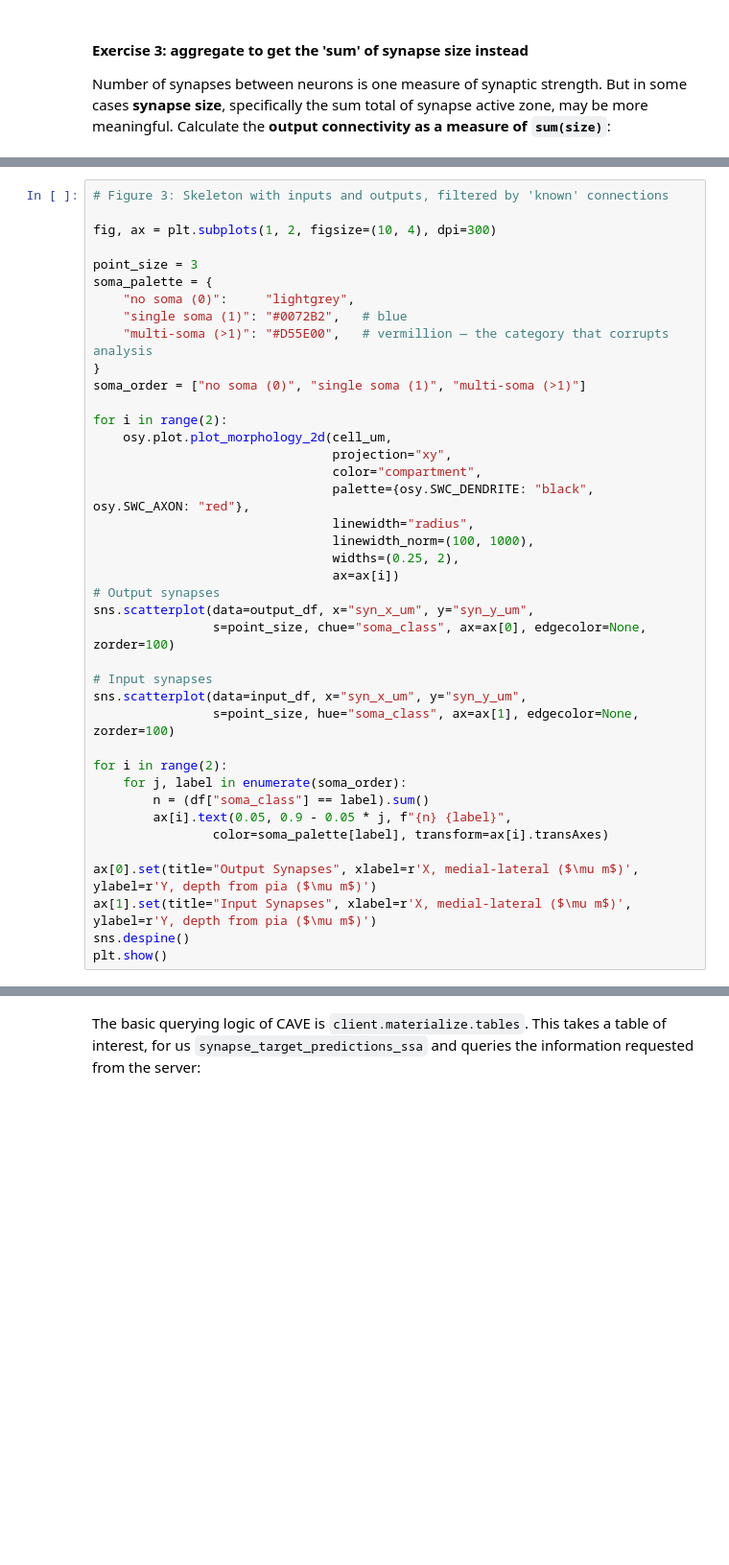
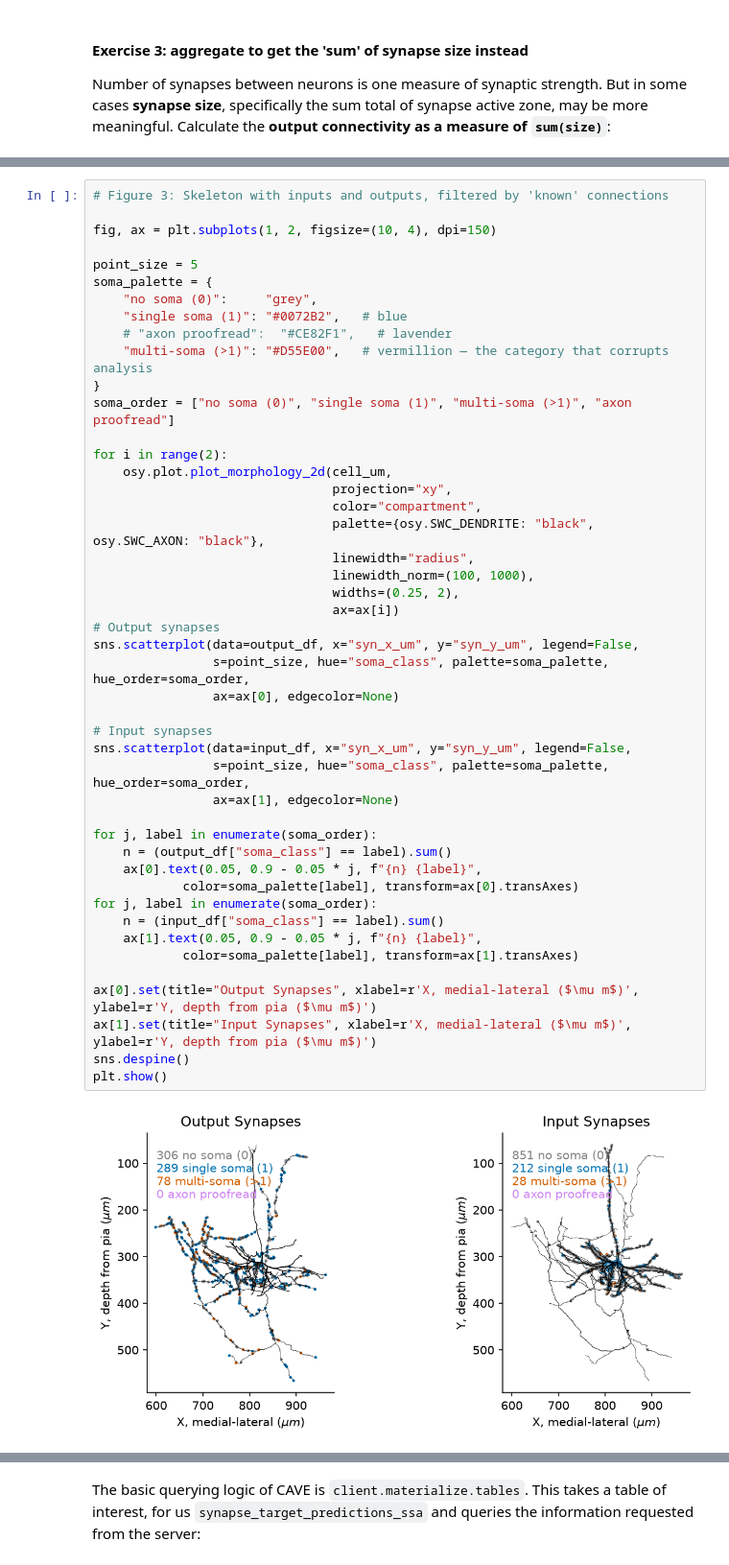
Before and after one commit to AllenSWDB/SWDB_2026_Connectomics, a Jupyter notebook: code/workshops/Module_1.ipynb, the cells around one changed output, grey strips where cells are left out. Shown at 96% size. Saved outputs shown, nothing was run; the diff lists cells and outputs as text; blank space fills up the shorter version.

```diff
--- a/code/workshops/Module_1.ipynb
+++ b/code/workshops/Module_1.ipynb
@@ -471,43 +568,51 @@ for df in (output_df, input_df):
 # %%
 # Figure 3: Skeleton with inputs and outputs, filtered by 'known' connections
 
-fig, ax = plt.subplots(1, 2, figsize=(10, 4), dpi=300)
+fig, ax = plt.subplots(1, 2, figsize=(10, 4), dpi=150)
 
-point_size = 3
+point_size = 5
 soma_palette = {
-    "no soma (0)":     "lightgrey",
+    "no soma (0)":     "grey",
     "single soma (1)": "#0072B2",   # blue
+    # "axon proofread":  "#CE82F1",   # lavender
     "multi-soma (>1)": "#D55E00",   # vermillion — the category that corrupts analysis
 }
-soma_order = ["no soma (0)", "single soma (1)", "multi-soma (>1)"]
+soma_order = ["no soma (0)", "single soma (1)", "multi-soma (>1)", "axon proofread"]
 
 for i in range(2):
     osy.plot.plot_morphology_2d(cell_um,
                                 projection="xy",
                                 color="compartment",
-                                palette={osy.SWC_DENDRITE: "black", osy.SWC_AXON: "red"},
+                                palette={osy.SWC_DENDRITE: "black", osy.SWC_AXON: "black"},
                                 linewidth="radius",
                                 linewidth_norm=(100, 1000),
                                 widths=(0.25, 2),
                                 ax=ax[i])
 # Output synapses
-sns.scatterplot(data=output_df, x="syn_x_um", y="syn_y_um",
-                s=point_size, chue="soma_class", ax=ax[0], edgecolor=None, zorder=100)
+sns.scatterplot(data=output_df, x="syn_x_um", y="syn_y_um", legend=False,
+                s=point_size, hue="soma_class", palette=soma_palette, hue_order=soma_order,
+                ax=ax[0], edgecolor=None)
 
 # Input synapses
-sns.scatterplot(data=input_df, x="syn_x_um", y="syn_y_um",
-                s=point_size, hue="soma_class", ax=ax[1], edgecolor=None, zorder=100)
+sns.scatterplot(data=input_df, x="syn_x_um", y="syn_y_um", legend=False,
+                s=point_size, hue="soma_class", palette=soma_palette, hue_order=soma_order,
+                ax=ax[1], edgecolor=None)
 
-for i in range(2):
-    for j, label in enumerate(soma_order):
-        n = (df["soma_class"] == label).sum()
-        ax[i].text(0.05, 0.9 - 0.05 * j, f"{n} {label}",
-                color=soma_palette[label], transform=ax[i].transAxes)
+for j, label in enumerate(soma_order):
+    n = (output_df["soma_class"] == label).sum()
+    ax[0].text(0.05, 0.9 - 0.05 * j, f"{n} {label}",
+            color=soma_palette[label], transform=ax[0].transAxes)
+for j, label in enumerate(soma_order):
+    n = (input_df["soma_class"] == label).sum()
+    ax[1].text(0.05, 0.9 - 0.05 * j, f"{n} {label}",
+            color=soma_palette[label], transform=ax[1].transAxes)
 
 ax[0].set(title="Output Synapses", xlabel=r'X, medial-lateral ($\mu m$)', ylabel=r'Y, depth from pia ($\mu m$)')
 ax[1].set(title="Input Synapses", xlabel=r'X, medial-lateral ($\mu m$)', ylabel=r'Y, depth from pia ($\mu m$)')
 sns.despine()
 plt.show()
+# %% [output]
+[figure, added]
 # %% [markdown]
 #### Which partners do we actually know?
 
```
Also changed, not shown: parts of 37 cells of this notebook.
